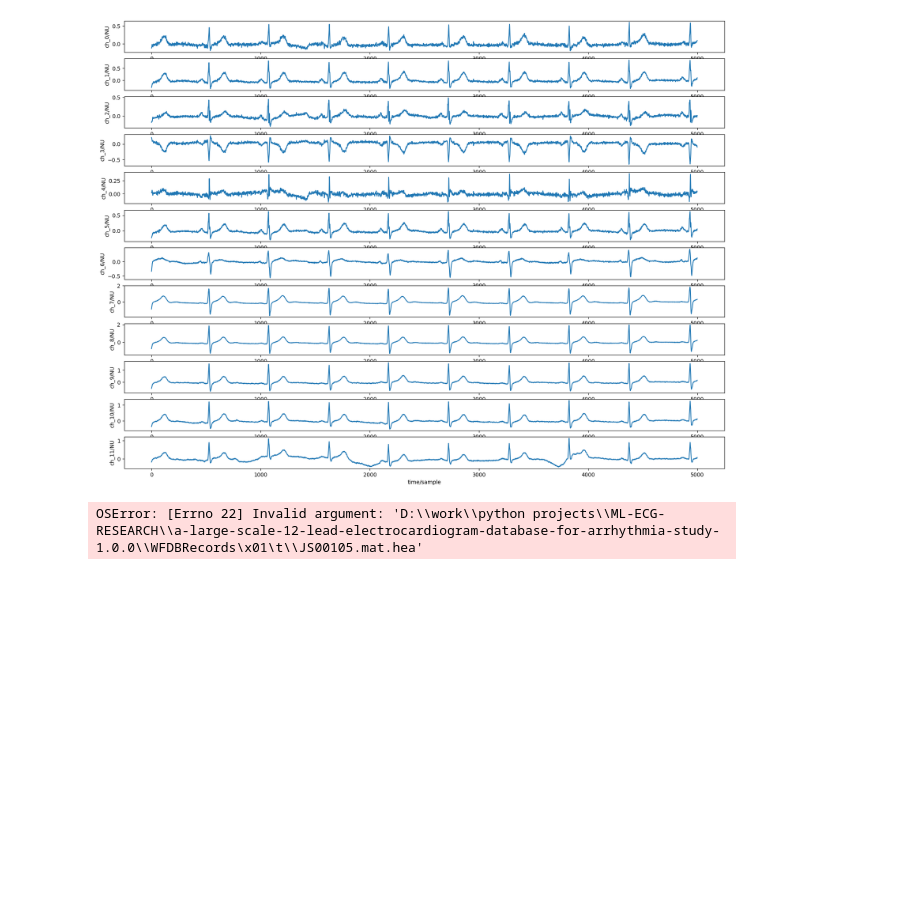
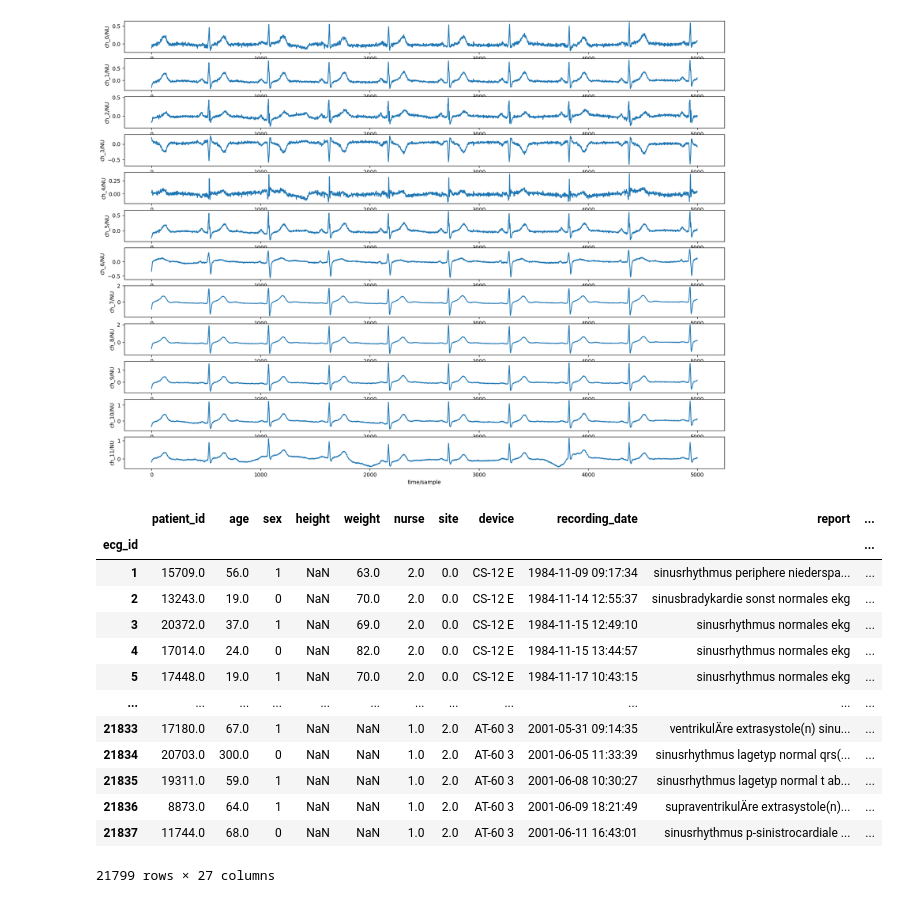
Before and after one commit to vovanshil95/ML-ECG-Research, a Jupyter notebook: notebooks/reserchNotebook.ipynb, the cells around one changed output. Drawn from its saved outputs; the diff is of its cells as text; code cells hidden in the pictures; blank space fills up the shorter version.

Commit message:
change dataset to ptb-xl, adapted the model for infarction

```diff
--- a/notebooks/reserchNotebook.ipynb
+++ b/notebooks/reserchNotebook.ipynb
@@ -103,7 +111,24 @@ signals, fields = wfdb.rdsamp('a-large-scale-12-lead-electrocardiogram-database-
 wfdb.plot_items(signals, figsize=(20, 15))
 # %% [output]
 [figure]
-# %%
-signals, fields = wfdb.rdsamp('a-large-scale-12-lead-electrocardiogram-database-for-arrhythmia-study-1.0.0\WFDBRecords/01/011\JS00105.mat')
-# %% [output]
-OSError: [Errno 22] Invalid argument: 'D:\\work\\python projects\\ML-ECG-RESEARCH\\a-large-scale-12-lead-electrocardiogram-database-for-arrhythmia-study-1.0.0\\WFDBRecords\x01\t\\JS00105.mat.hea'
+# %%
+path = '/home/vladimir/PycharmProjects/ML-ECG-Research/data/ptb-xl-a-large-publicly-available-electrocardiography-dataset-1.0.3/'
+file_name = 'ptbxl_database.csv'
+df = pd.read_csv(path+file_name, index_col='ecg_id')
+# %%
+df
+# %% [output]
+|  | patient_id | age | sex | height | weight | nurse | site | device | recording_date | report | ... |
+| ecg_id |  |  |  |  |  |  |  |  |  |  | ... |
+| 1 | 15709.0 | 56.0 | 1 | NaN | 63.0 | 2.0 | 0.0 | CS-12 E | 1984-11-09 09:17:34 | sinusrhythmus periphere niederspa... | ... |
+| 2 | 13243.0 | 19.0 | 0 | NaN | 70.0 | 2.0 | 0.0 | CS-12 E | 1984-11-14 12:55:37 | sinusbradykardie sonst normales ekg | ... |
+| 3 | 20372.0 | 37.0 | 1 | NaN | 69.0 | 2.0 | 0.0 | CS-12 E | 1984-11-15 12:49:10 | sinusrhythmus normales ekg | ... |
+| 4 | 17014.0 | 24.0 | 0 | NaN | 82.0 | 2.0 | 0.0 | CS-12 E | 1984-11-15 13:44:57 | sinusrhythmus normales ekg | ... |
+| 5 | 17448.0 | 19.0 | 1 | NaN | 70.0 | 2.0 | 0.0 | CS-12 E | 1984-11-17 10:43:15 | sinusrhythmus normales ekg | ... |
+| ... | ... | ... | ... | ... | ... | ... | ... | ... | ... | ... | ... |
+| 21833 | 17180.0 | 67.0 | 1 | NaN | NaN | 1.0 | 2.0 | AT-60 3 | 2001-05-31 09:14:35 | ventrikulÄre extrasystole(n) sinu... | ... |
+| 21834 | 20703.0 | 300.0 | 0 | NaN | NaN | 1.0 | 2.0 | AT-60 3 | 2001-06-05 11:33:39 | sinusrhythmus lagetyp normal qrs(... | ... |
+| 21835 | 19311.0 | 59.0 | 1 | NaN | NaN | 1.0 | 2.0 | AT-60 3 | 2001-06-08 10:30:27 | sinusrhythmus lagetyp normal t ab... | ... |
+| 21836 | 8873.0 | 64.0 | 1 | NaN | NaN | 1.0 | 2.0 | AT-60 3 | 2001-06-09 18:21:49 | supraventrikulÄre extrasystole(n)... | ... |
+| 21837 | 11744.0 | 68.0 | 0 | NaN | NaN | 1.0 | 2.0 | AT-60 3 | 2001-06-11 16:43:01 | sinusrhythmus p-sinistrocardiale ... | ... |
+21799 rows × 27 columns
```
Also changed, not shown: parts of 8 cells of this notebook, 7 other files.
